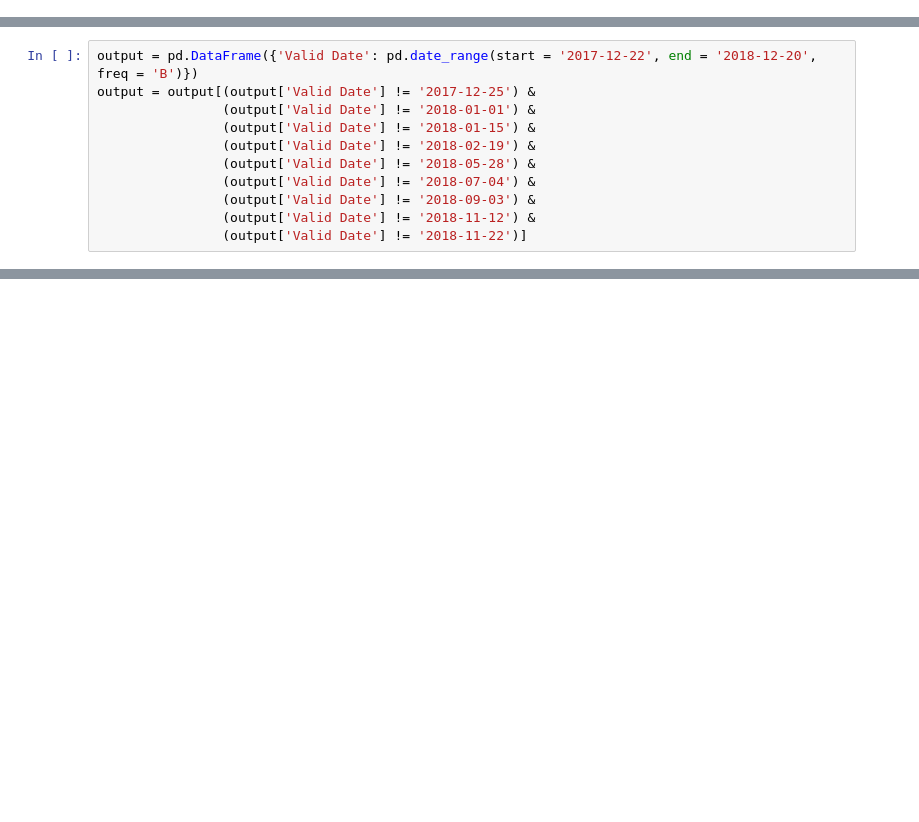
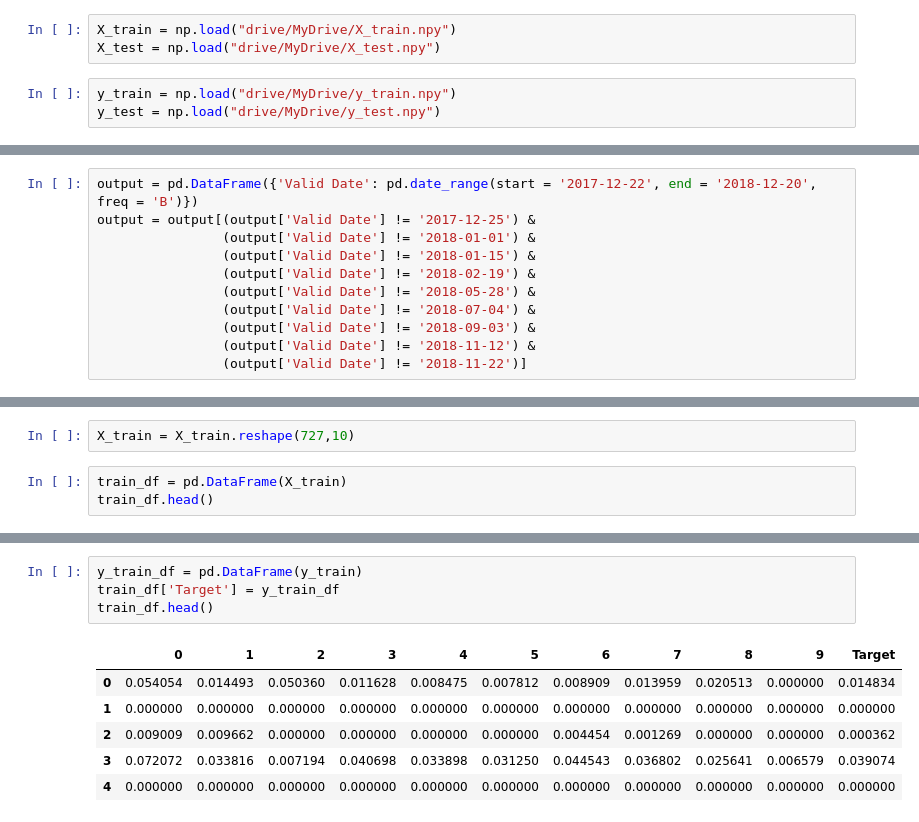
Before and after one commit to kjsampler/Assessment-1, a Jupyter notebook: Multivariate_Prediction_Function.ipynb, the cells around one changed output, grey strips where cells are left out. Drawn from its saved outputs; the diff is of its cells as text; blank space fills up the shorter version.

```diff
--- a/Multivariate_Prediction_Function.ipynb
+++ b/Multivariate_Prediction_Function.ipynb
@@ -38,3 +37,9 @@ model_5 = loaded_model_5.load_weights("drive/MyDrive/model_5.h5")
+# %%
+X_train = np.load("drive/MyDrive/X_train.npy")
+X_test = np.load("drive/MyDrive/X_test.npy")
+# %%
+y_train = np.load("drive/MyDrive/y_train.npy")
+y_test = np.load("drive/MyDrive/y_test.npy")
 # %% [markdown]
 # Prepare Output DataFrame
 # %%
@@ -50,0 +115,5 @@ output = output[(output['Valid Date'] != '2017-12-25') &
+# %%
+X_train = X_train.reshape(727,10)
+# %%
+train_df = pd.DataFrame(X_train)
+train_df.head()
@@ -50,0 +148,11 @@ output = output[(output['Valid Date'] != '2017-12-25') &
+# %%
+y_train_df = pd.DataFrame(y_train)
+train_df['Target'] = y_train_df
+train_df.head()
+# %% [output]
+|  | 0 | 1 | 2 | 3 | 4 | 5 | 6 | 7 | 8 | 9 | Target |
+| 0 | 0.054054 | 0.014493 | 0.050360 | 0.011628 | 0.008475 | 0.007812 | 0.008909 | 0.013959 | 0.020513 | 0.000000 | 0.014834 |
+| 1 | 0.000000 | 0.000000 | 0.000000 | 0.000000 | 0.000000 | 0.000000 | 0.000000 | 0.000000 | 0.000000 | 0.000000 | 0.000000 |
+| 2 | 0.009009 | 0.009662 | 0.000000 | 0.000000 | 0.000000 | 0.000000 | 0.004454 | 0.001269 | 0.000000 | 0.000000 | 0.000362 |
+| 3 | 0.072072 | 0.033816 | 0.007194 | 0.040698 | 0.033898 | 0.031250 | 0.044543 | 0.036802 | 0.025641 | 0.006579 | 0.039074 |
+| 4 | 0.000000 | 0.000000 | 0.000000 | 0.000000 | 0.000000 | 0.000000 | 0.000000 | 0.000000 | 0.000000 | 0.000000 | 0.000000 |
```
Also changed, not shown: parts of 47 cells of this notebook.
